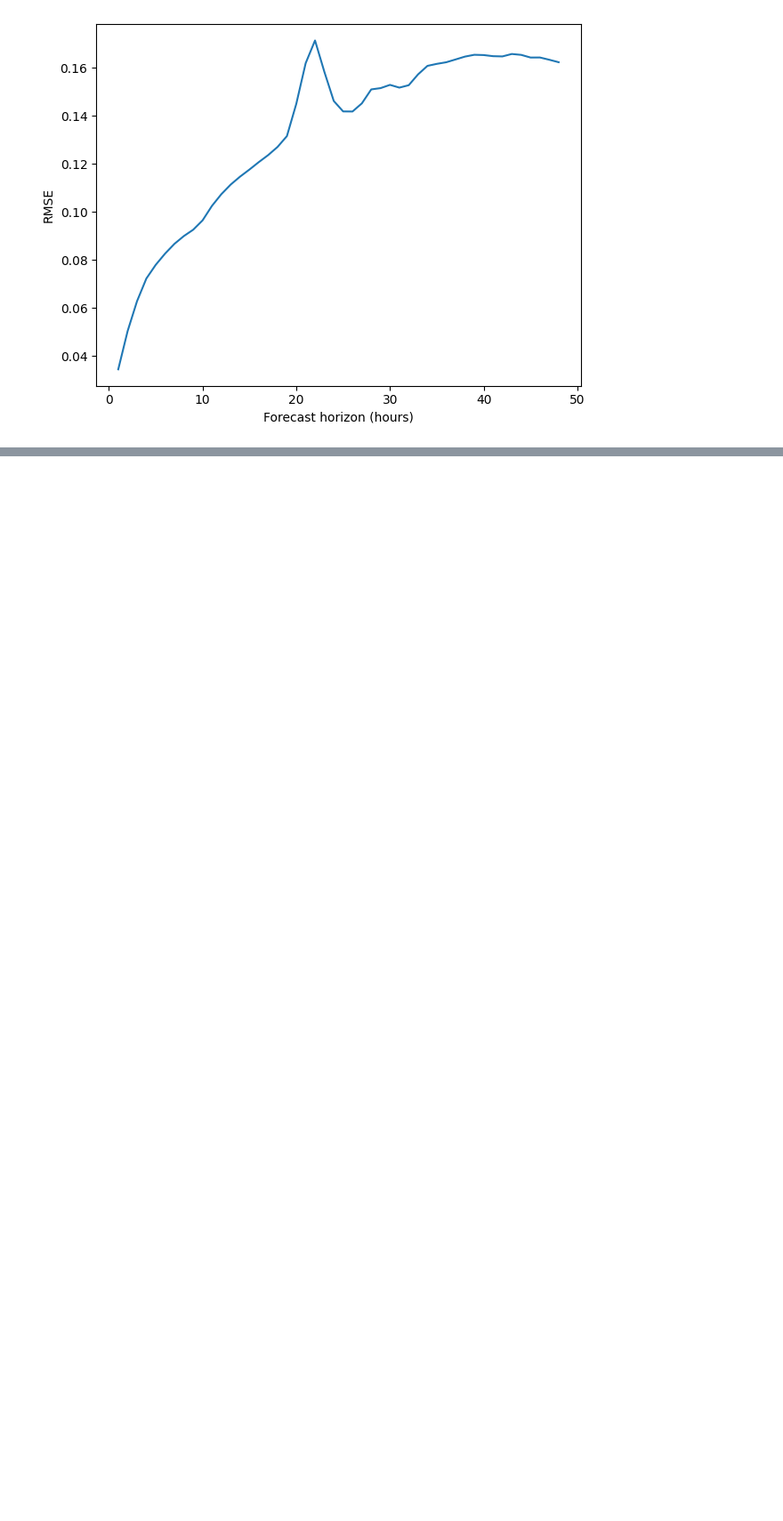
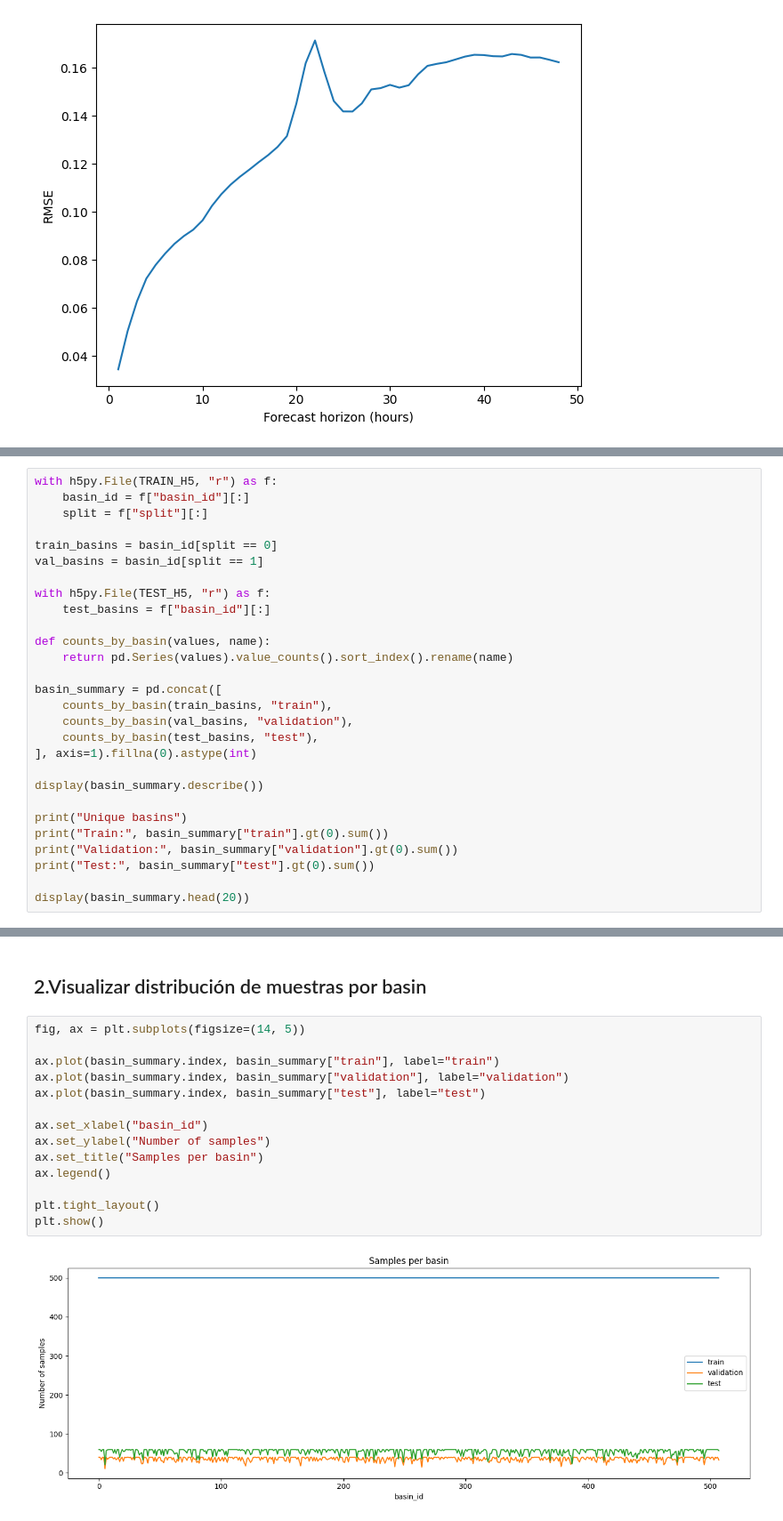
Before and after one commit to lvilla60/moe-streamflow-forecasting, a Jupyter notebook: notebooks/01_data_and_baseline.ipynb, the cells around one changed output, grey strips where cells are left out. Shown at 89% size. Cells and saved outputs as stored; diff of their text form; blank space fills up the shorter version.

```diff
--- a/notebooks/01_data_and_baseline.ipynb
+++ b/notebooks/01_data_and_baseline.ipynb
@@ -195,0 +446,28 @@ The dataset loader and stored structure have been verified, normalization statis
+# %%
+with h5py.File(TRAIN_H5, "r") as f:
+    basin_id = f["basin_id"][:]
+    split = f["split"][:]
+
+train_basins = basin_id[split == 0]
+val_basins = basin_id[split == 1]
+
+with h5py.File(TEST_H5, "r") as f:
+    test_basins = f["basin_id"][:]
+
+def counts_by_basin(values, name):
+    return pd.Series(values).value_counts().sort_index().rename(name)
+
+basin_summary = pd.concat([
+    counts_by_basin(train_basins, "train"),
+    counts_by_basin(val_basins, "validation"),
+    counts_by_basin(test_basins, "test"),
+], axis=1).fillna(0).astype(int)
+
+display(basin_summary.describe())
+
+print("Unique basins")
+print("Train:", basin_summary["train"].gt(0).sum())
+print("Validation:", basin_summary["validation"].gt(0).sum())
+print("Test:", basin_summary["test"].gt(0).sum())
+
+display(basin_summary.head(20))
@@ -195,0 +505,18 @@ The dataset loader and stored structure have been verified, normalization statis
+# %% [markdown]
+## 2.Visualizar distribución de muestras por basin
+# %%
+fig, ax = plt.subplots(figsize=(14, 5))
+
+ax.plot(basin_summary.index, basin_summary["train"], label="train")
+ax.plot(basin_summary.index, basin_summary["validation"], label="validation")
+ax.plot(basin_summary.index, basin_summary["test"], label="test")
+
+ax.set_xlabel("basin_id")
+ax.set_ylabel("Number of samples")
+ax.set_title("Samples per basin")
+ax.legend()
+
+plt.tight_layout()
+plt.show()
+# %% [output]
+[figure, added]
```
Also changed, not shown: parts of 33 cells of this notebook.
